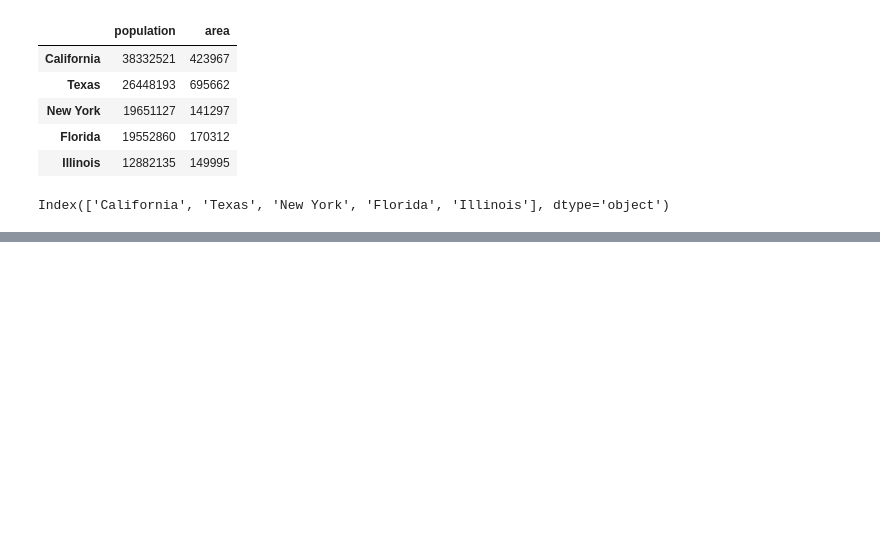
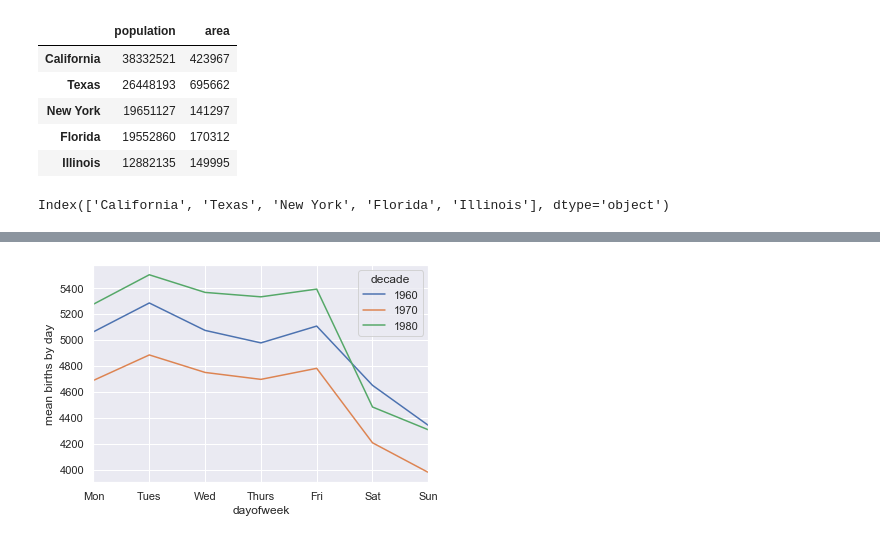
Before and after one commit to jdchy/Data-Science-Handbook, a Jupyter notebook: Data Science Handbook.ipynb, the cells around one changed output, grey strips where cells are left out. Saved outputs shown, nothing was run; the diff lists cells and outputs as text; code cells hidden in the pictures; blank space fills up the shorter version.

```diff
--- a/Data Science Handbook.ipynb
+++ b/Data Science Handbook.ipynb
@@ -867,0 +1063,9 @@ Index(['California', 'Texas', 'New York', 'Florida', 'Illinois'], dtype='object'
+# %%
+import matplotlib.pyplot as plt
+import matplotlib as mpl
+births.pivot_table('births', index='dayofweek',
+ columns='decade', aggfunc='mean').plot()
+plt.gca().set_xticklabels(['Mon', 'Tues', 'Wed', 'Thurs', 'Fri', 'Sat', 'Sun'])
+plt.ylabel('mean births by day');
+# %% [output]
+[figure, added]
```
Also changed, not shown: parts of 21 cells of this notebook.
